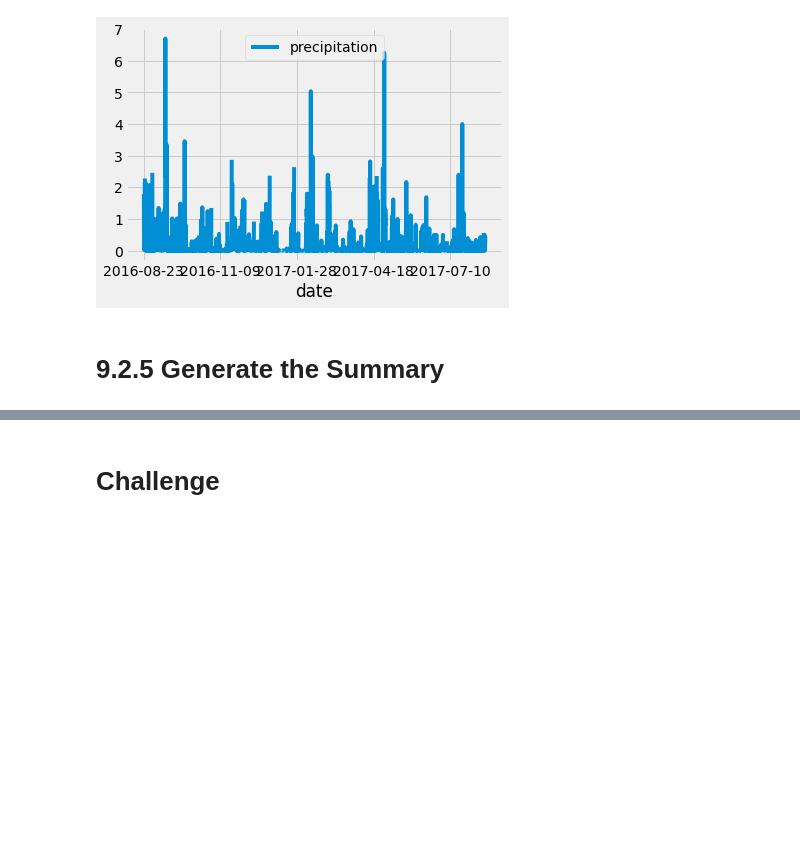
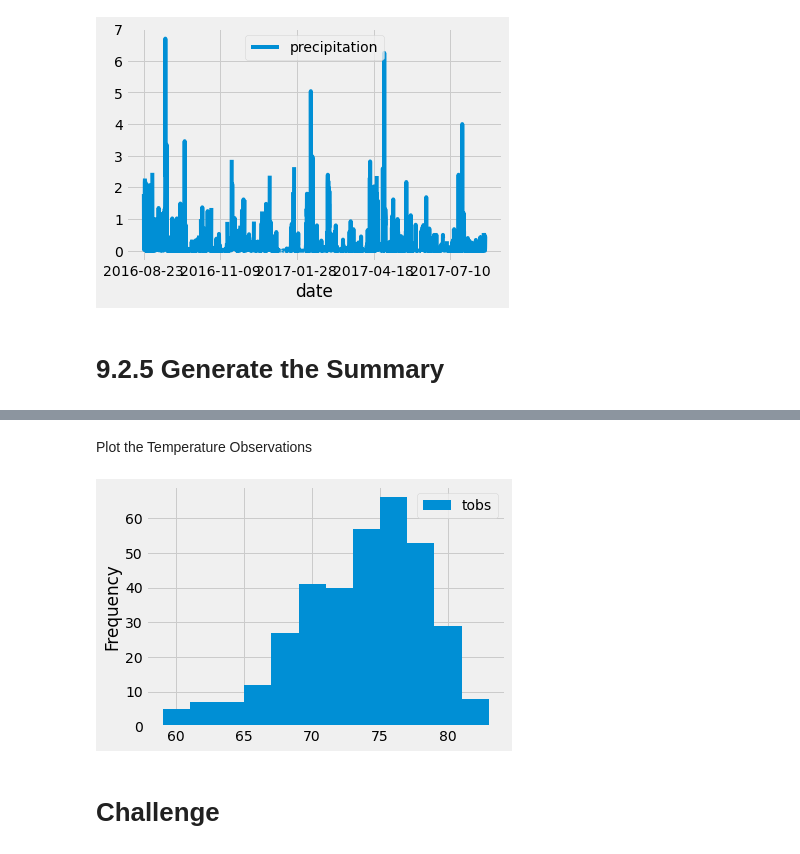
Before and after one commit to michaelfoz/surfs_up, a Jupyter notebook: climate_analysis.ipynb, the cells around one changed output, grey strips where cells are left out. Saved outputs shown, nothing was run; the diff lists cells and outputs as text; code cells hidden in the pictures; blank space fills up the shorter version.

```diff
--- a/climate_analysis.ipynb
+++ b/climate_analysis.ipynb
@@ -134,0 +183,5 @@ df.describe()
+# %%
+# Apply another filter to consider only the most recent year
+results = session.query(Measurement.tobs).\
+filter(Measurement.station == 'USC00519281').\
+filter(Measurement.date >= prev_year).all()
@@ -134,0 +194,3 @@ df.describe()
+# %%
+df = pd.DataFrame(results, columns=['tobs'])
+print(df)
@@ -134,0 +212,2 @@ df.describe()
+# %% [markdown]
+Plot the Temperature Observations
@@ -134,0 +216,8 @@ df.describe()
+# %%
+# Create a Histogram (definition: graph made up of a range of data that is separated in bins).
+df.plot.hist(bins=12)
+
+# Using plt.tight_layout(), we can compress the x-axis labels so that they fit into the box holding our plot.
+plt.tight_layout()
+# %% [output]
+[figure, added]
```
Also changed, not shown: parts of 24 cells of this notebook.
